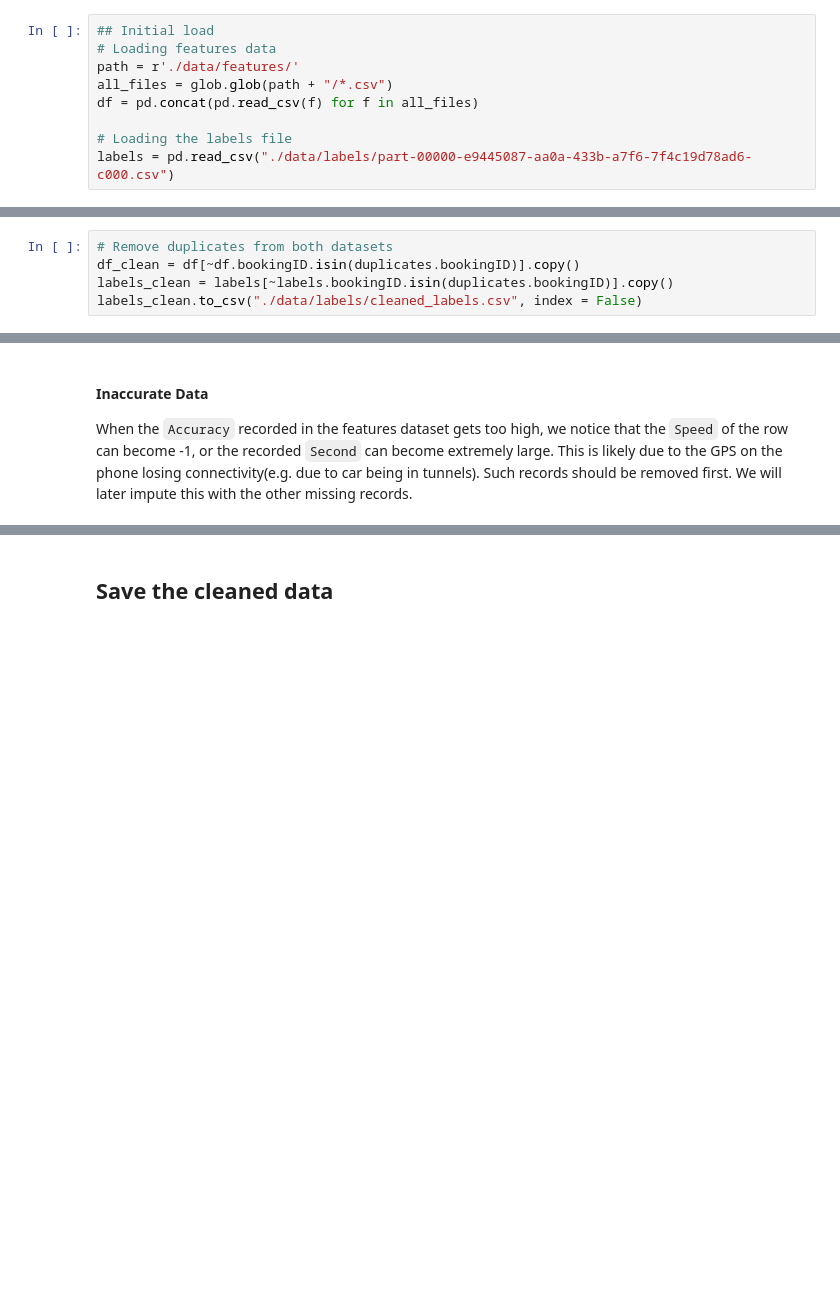
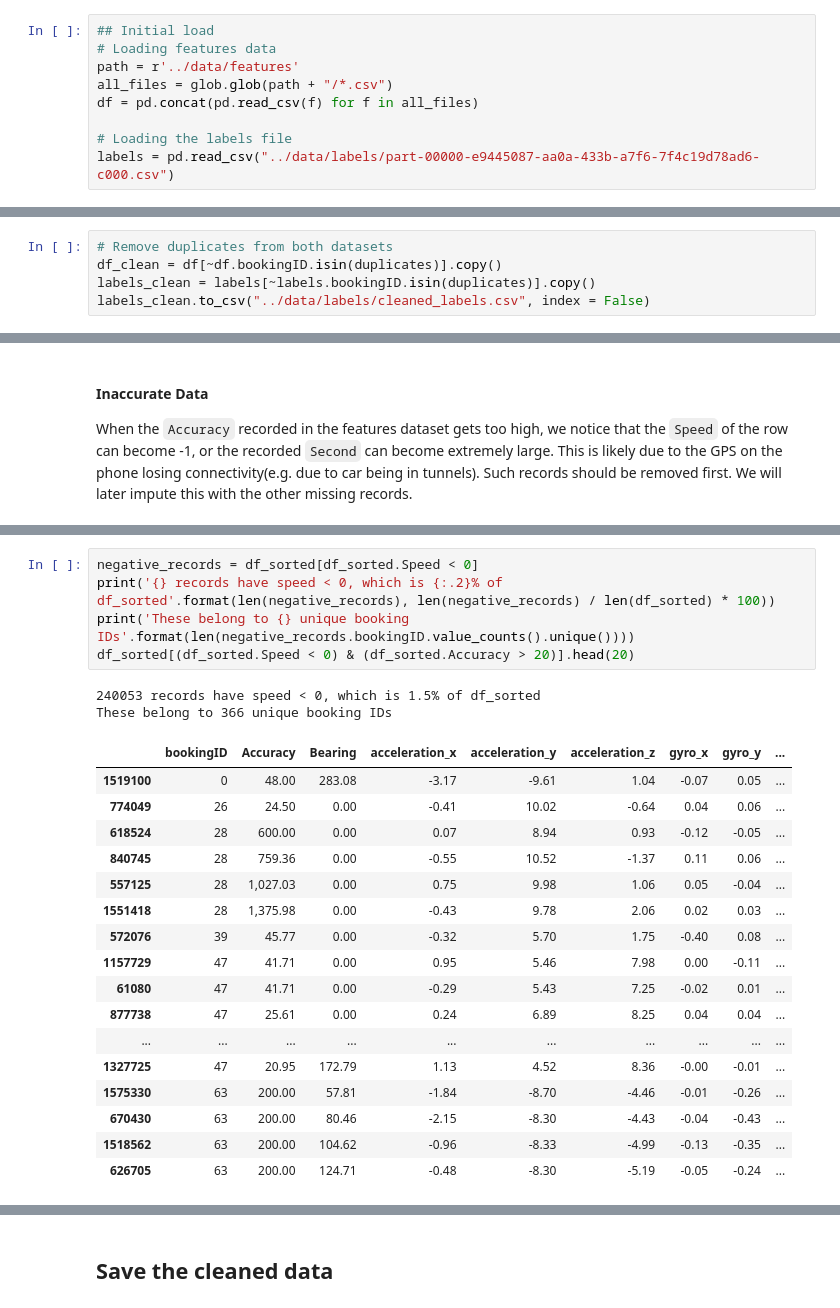
Before and after one commit to gerpang/AMLProject_GrabSafety, a Jupyter notebook: notebooks/1DataPrep.ipynb, the cells around one changed output, grey strips where cells are left out. Saved outputs shown, nothing was run; the diff lists cells and outputs as text; blank space fills up the shorter version.

```diff
--- a/notebooks/1DataPrep.ipynb
+++ b/notebooks/1DataPrep.ipynb
@@ -15,12 +17,12 @@ pd.options.display.float_format = '{:20,.2f}'.format # formatting
 # %%
 ## Initial load
 # Loading features data
-path = r'./data/features/'
+path = r'../data/features'
 all_files = glob.glob(path + "/*.csv")
 df = pd.concat(pd.read_csv(f) for f in all_files)
 
 # Loading the labels file
-labels = pd.read_csv("./data/labels/part-00000-e9445087-aa0a-433b-a7f6-7f4c19d78ad6-c000.csv")
+labels = pd.read_csv("../data/labels/part-00000-e9445087-aa0a-433b-a7f6-7f4c19d78ad6-c000.csv")
 # %%
 # ## Subsequent loads
 # # load features data ; change file path accordingly
@@ -45,8 +84,8 @@ This corresponds to {} records in the features dataset.".format(
 # %%
 # Remove duplicates from both datasets
-df_clean = df[~df.bookingID.isin(duplicates.bookingID)].copy()
-labels_clean = labels[~labels.bookingID.isin(duplicates.bookingID)].copy()
-labels_clean.to_csv("./data/labels/cleaned_labels.csv", index = False)
+df_clean = df[~df.bookingID.isin(duplicates)].copy()
+labels_clean = labels[~labels.bookingID.isin(duplicates)].copy()
+labels_clean.to_csv("../data/labels/cleaned_labels.csv", index = False)
 # %%
 # Check if duplicates still exist in the features dataset
 duplicated_seconds = df_clean[df_clean.duplicated(['bookingID','second'])]
@@ -281,0 +101,25 @@ indiv_data.sort_values('second').head(20)
+# %%
+negative_records = df_sorted[df_sorted.Speed < 0]
+print('{} records have speed < 0, which is {:.2}% of df_sorted'.format(len(negative_records), len(negative_records) / len(df_sorted) * 100))
+print('These belong to {} unique booking IDs'.format(len(negative_records.bookingID.value_counts().unique())))
+df_sorted[(df_sorted.Speed < 0) & (df_sorted.Accuracy > 20)].head(20)
+# %% [output]
+240053 records have speed < 0, which is 1.5% of df_sorted
+These belong to 366 unique booking IDs
+|  | bookingID | Accuracy | Bearing | acceleration_x | acceleration_y | acceleration_z | gyro_x | gyro_y | ... |
+| 1519100 | 0 | 48.00 | 283.08 | -3.17 | -9.61 | 1.04 | -0.07 | 0.05 | ... |
+| 774049 | 26 | 24.50 | 0.00 | -0.41 | 10.02 | -0.64 | 0.04 | 0.06 | ... |
+| 618524 | 28 | 600.00 | 0.00 | 0.07 | 8.94 | 0.93 | -0.12 | -0.05 | ... |
+| 840745 | 28 | 759.36 | 0.00 | -0.55 | 10.52 | -1.37 | 0.11 | 0.06 | ... |
+| 557125 | 28 | 1,027.03 | 0.00 | 0.75 | 9.98 | 1.06 | 0.05 | -0.04 | ... |
+| 1551418 | 28 | 1,375.98 | 0.00 | -0.43 | 9.78 | 2.06 | 0.02 | 0.03 | ... |
+| 572076 | 39 | 45.77 | 0.00 | -0.32 | 5.70 | 1.75 | -0.40 | 0.08 | ... |
+| 1157729 | 47 | 41.71 | 0.00 | 0.95 | 5.46 | 7.98 | 0.00 | -0.11 | ... |
+| 61080 | 47 | 41.71 | 0.00 | -0.29 | 5.43 | 7.25 | -0.02 | 0.01 | ... |
+| 877738 | 47 | 25.61 | 0.00 | 0.24 | 6.89 | 8.25 | 0.04 | 0.04 | ... |
+| ... | ... | ... | ... | ... | ... | ... | ... | ... | ... |
+| 1327725 | 47 | 20.95 | 172.79 | 1.13 | 4.52 | 8.36 | -0.00 | -0.01 | ... |
+| 1575330 | 63 | 200.00 | 57.81 | -1.84 | -8.70 | -4.46 | -0.01 | -0.26 | ... |
+| 670430 | 63 | 200.00 | 80.46 | -2.15 | -8.30 | -4.43 | -0.04 | -0.43 | ... |
+| 1518562 | 63 | 200.00 | 104.62 | -0.96 | -8.33 | -4.99 | -0.13 | -0.35 | ... |
+| 626705 | 63 | 200.00 | 124.71 | -0.48 | -8.30 | -5.19 | -0.05 | -0.24 | ... |
```
Also changed, not shown: parts of 52 cells of this notebook, 3 other files.
